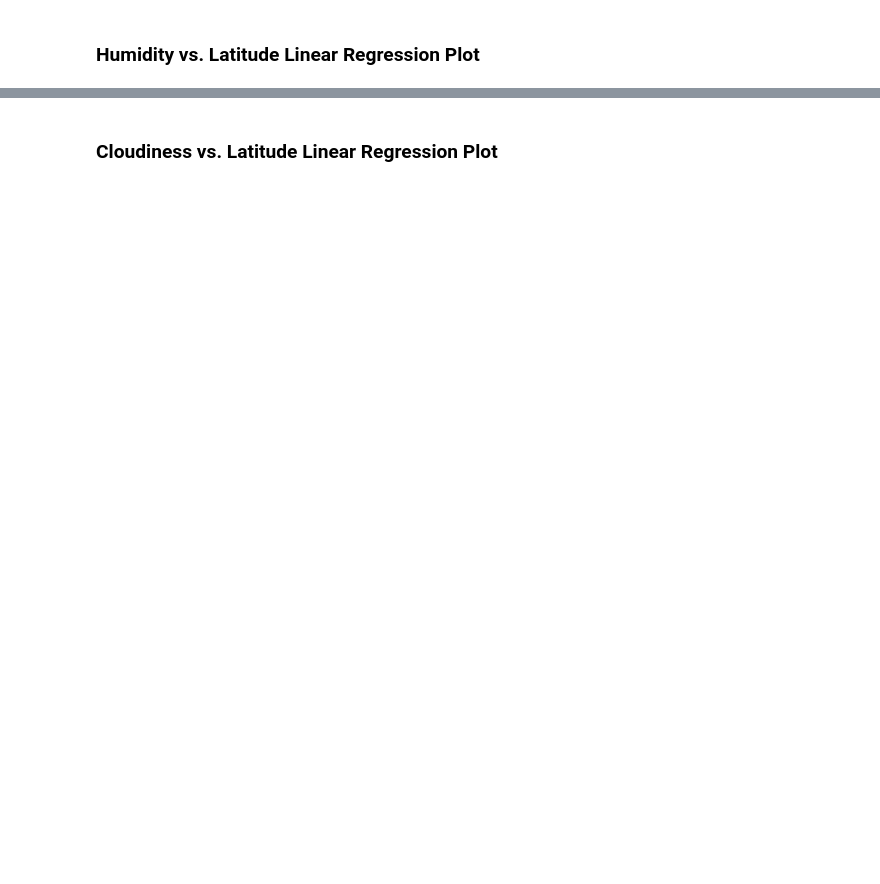
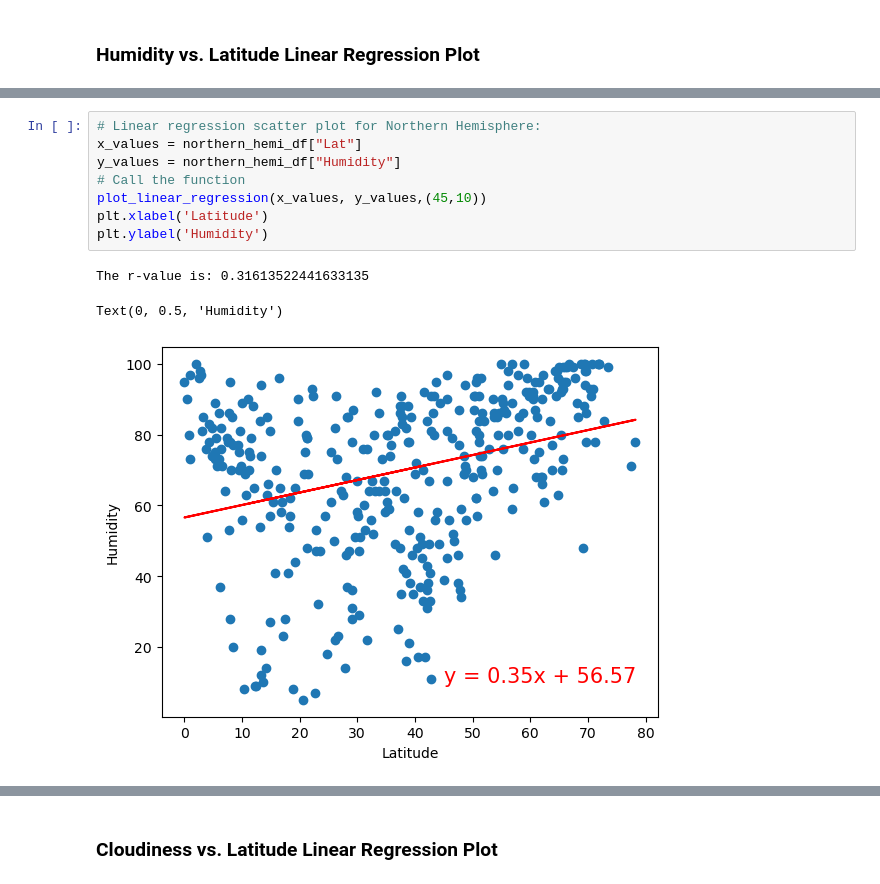
Before and after one commit to matanick1/Python-api-project, a Jupyter notebook: WeatherPy/WeatherPy.ipynb, the cells around one changed output, grey strips where cells are left out. Cells and saved outputs as stored; diff of their text form; blank space fills up the shorter version.

```diff
--- a/WeatherPy/WeatherPy.ipynb
+++ b/WeatherPy/WeatherPy.ipynb
@@ -344,0 +346,12 @@ plt.show()
+# %%
+# Linear regression scatter plot for Northern Hemisphere:
+x_values = northern_hemi_df["Lat"]
+y_values = northern_hemi_df["Humidity"]
+# Call the function
+plot_linear_regression(x_values, y_values,(45,10))
+plt.xlabel('Latitude')
+plt.ylabel('Humidity')
+# %% [output]
+The r-value is: 0.31613522441633135
+Text(0, 0.5, 'Humidity')
+[figure, added]
```
Also changed, not shown: parts of 34 cells of this notebook, 5 other files.
